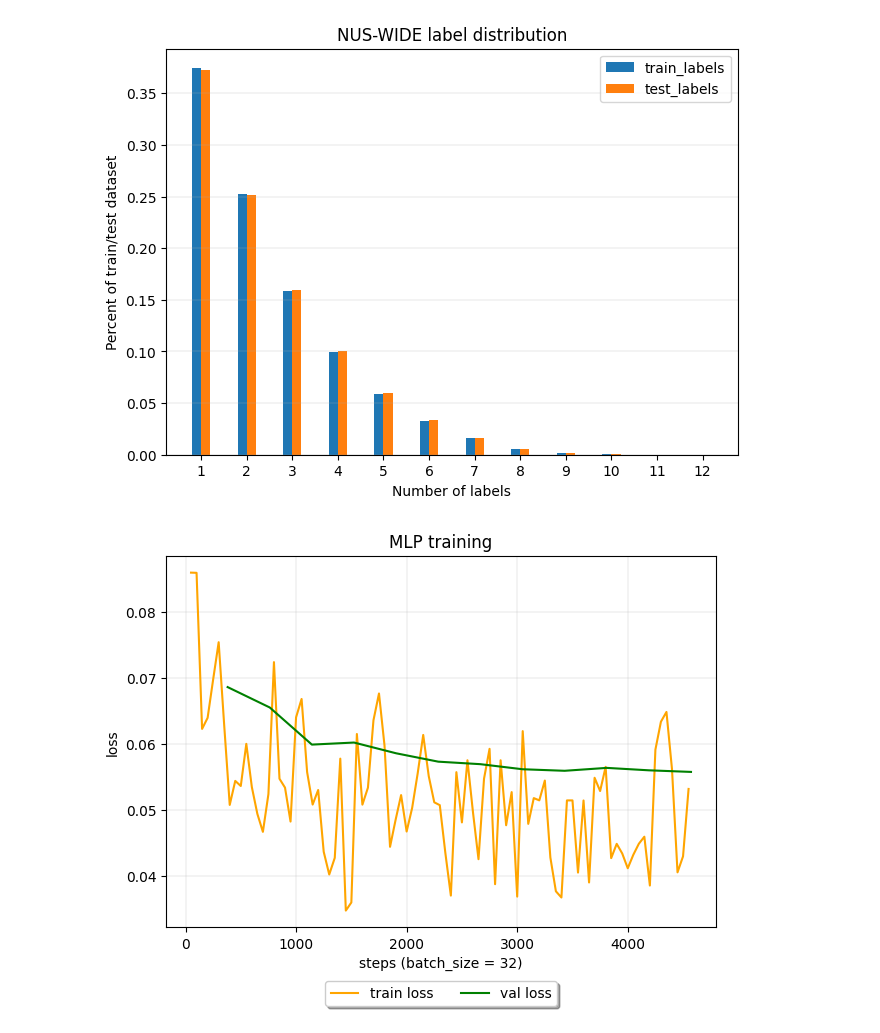
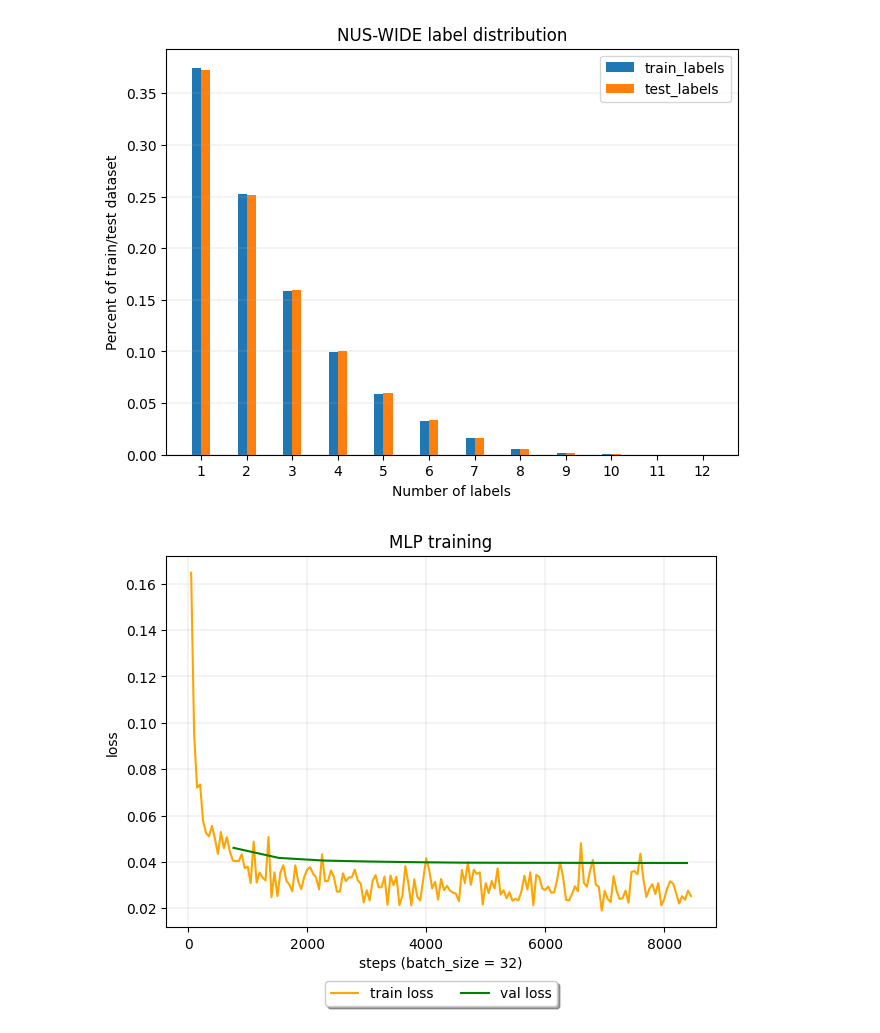
Before and after one commit to skorodenko/wallpaper_tagging, a Jupyter notebook: eda.ipynb, the cells around one changed output. Drawn from its saved outputs; the diff is of its cells as text; code cells hidden in the pictures.

```diff
--- a/eda.ipynb
+++ b/eda.ipynb
@@ -112,7 +112,7 @@ Max 13 | Min 1
 [figure]
 # %%
 root = Path("./assets/trained_models")
-model_root = "vcnn.train"
+model_root = "lp.train"
 train_progress_path = root / model_root / "metrics.csv"
 
 prog = pl.read_csv(train_progress_path)
@@ -126,31 +126,31 @@ val_loss = (
     .filter(~pl.col("val_loss").is_null())
     .select(pl.col("step").cast(pl.Int64), pl.col("val_loss").cast(pl.Float64))
 )
 #hf1_score = (
 #    prog
 #    .filter(~pl.col("H_F1").is_null())
 #    .select(pl.col("step").cast(pl.Int64), pl.col("H_F1").cast(pl.Float64))
 #)
 
 fig, ax1 = plt.subplots()
 
 color = "tab:red"
 ax1.set_xlabel("steps (batch_size = 32)")
 ax1.set_ylabel("loss")
 ax1.plot(train_loss["step"], train_loss["train_loss"], color="orange", label="train loss")
 ax1.plot(val_loss["step"], val_loss["val_loss"], color="green", label="val loss")
 ax1.legend(loc="upper center", bbox_to_anchor=(0.5, -0.125), fancybox=True, shadow=True, ncol=5)
 
 #ax2 = ax1.twinx()  # instantiate a second axes that shares the same x-axis
 
 #color = "tab:blue"
 #ax2.set_ylabel("H_F1", color=color)  # we already handled the x-label with ax1
 #ax2.plot(hf1_score["step"], hf1_score["H_F1"], color=color, label="H_F1 score")
 #ax2.tick_params(axis="y", labelcolor=color)
 
 fig.tight_layout()  # otherwise the right y-label is slightly clipped
 plt.title("MLP training")
 plt.grid(linewidth=0.2)
 plt.show()
 # %% [output]
-[figure, old version]
+[figure, new version]
```
Also changed, not shown: 6 other files.
